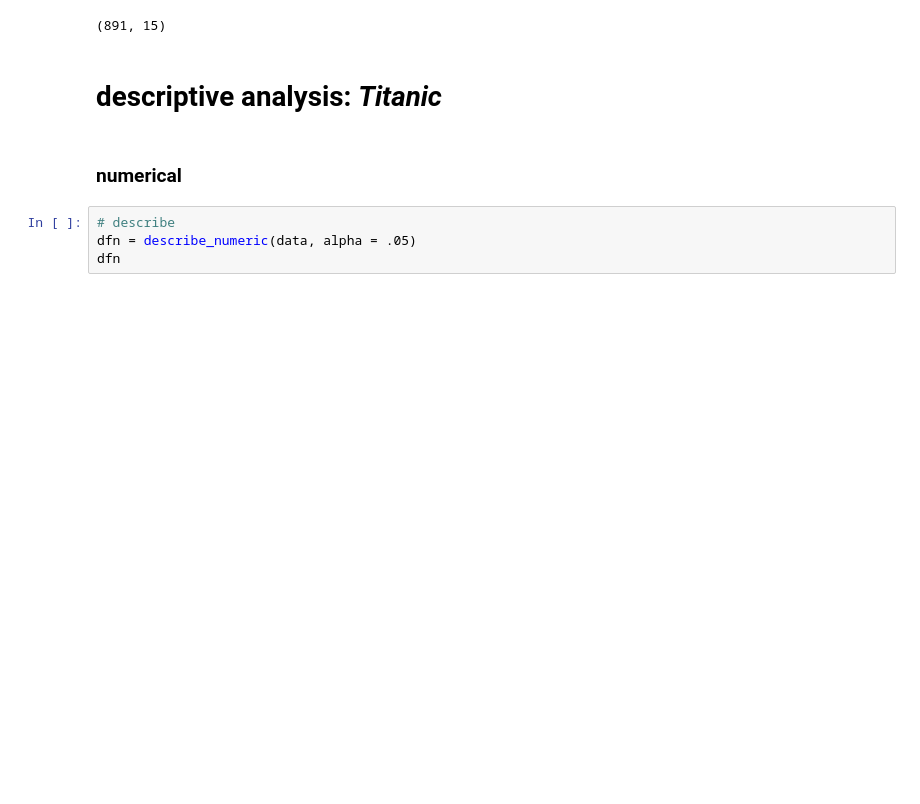
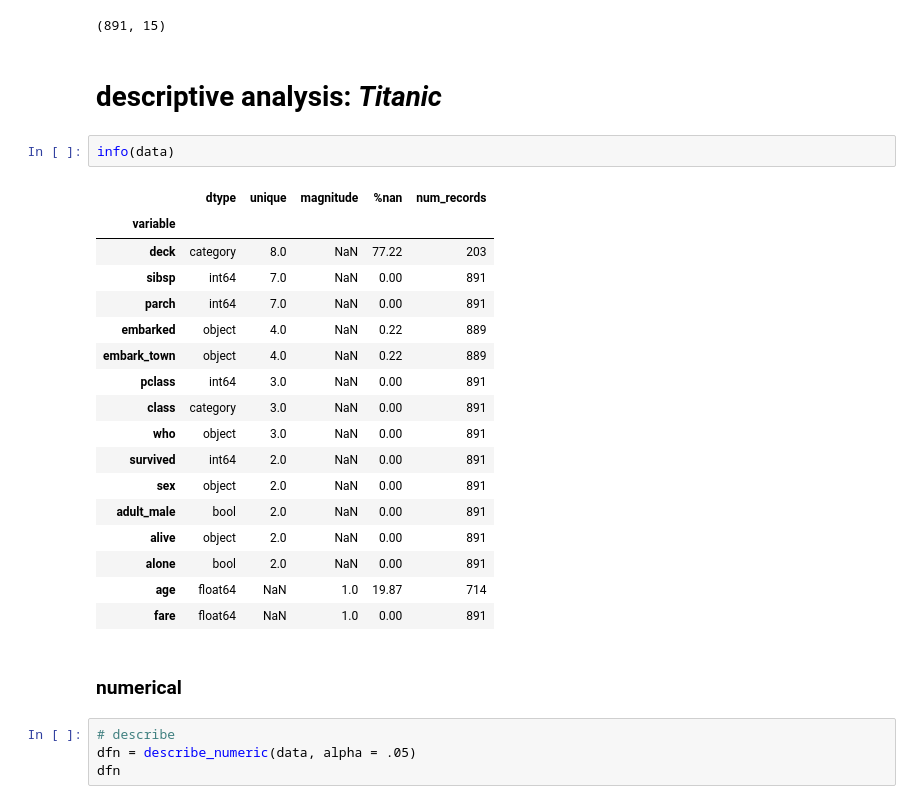
Before and after one commit to jmquintana79/utilsDS, a Jupyter notebook: notebooks/analysis/EDA/EDA-describe/notebook-EDA_describe.ipynb, the cells around one changed output. Drawn from its saved outputs; the diff is of its cells as text; blank space fills up the shorter version.

Commit message:
clean modules and include info module

```diff
--- a/notebooks/analysis/EDA/EDA-describe/notebook-EDA_describe.ipynb
+++ b/notebooks/analysis/EDA/EDA-describe/notebook-EDA_describe.ipynb
@@ -59,6 +69,26 @@ data.shape
 (891, 15)
 # %% [markdown]
 # descriptive analysis: *Titanic*
+# %%
+info(data)
+# %% [output]
+|  | dtype | unique | magnitude | %nan | num_records |
+| variable |  |  |  |  |  |
+| deck | category | 8.0 | NaN | 77.22 | 203 |
+| sibsp | int64 | 7.0 | NaN | 0.00 | 891 |
+| parch | int64 | 7.0 | NaN | 0.00 | 891 |
+| embarked | object | 4.0 | NaN | 0.22 | 889 |
+| embark_town | object | 4.0 | NaN | 0.22 | 889 |
+| pclass | int64 | 3.0 | NaN | 0.00 | 891 |
+| class | category | 3.0 | NaN | 0.00 | 891 |
+| who | object | 3.0 | NaN | 0.00 | 891 |
+| survived | int64 | 2.0 | NaN | 0.00 | 891 |
+| sex | object | 2.0 | NaN | 0.00 | 891 |
+| adult_male | bool | 2.0 | NaN | 0.00 | 891 |
+| alive | object | 2.0 | NaN | 0.00 | 891 |
+| alone | bool | 2.0 | NaN | 0.00 | 891 |
+| age | float64 | NaN | 1.0 | 19.87 | 714 |
+| fare | float64 | NaN | 1.0 | 0.00 | 891 |
 # %% [markdown]
 ### numerical
 # %%
```
Also changed, not shown: parts of 6 cells of this notebook, 4 other files.
